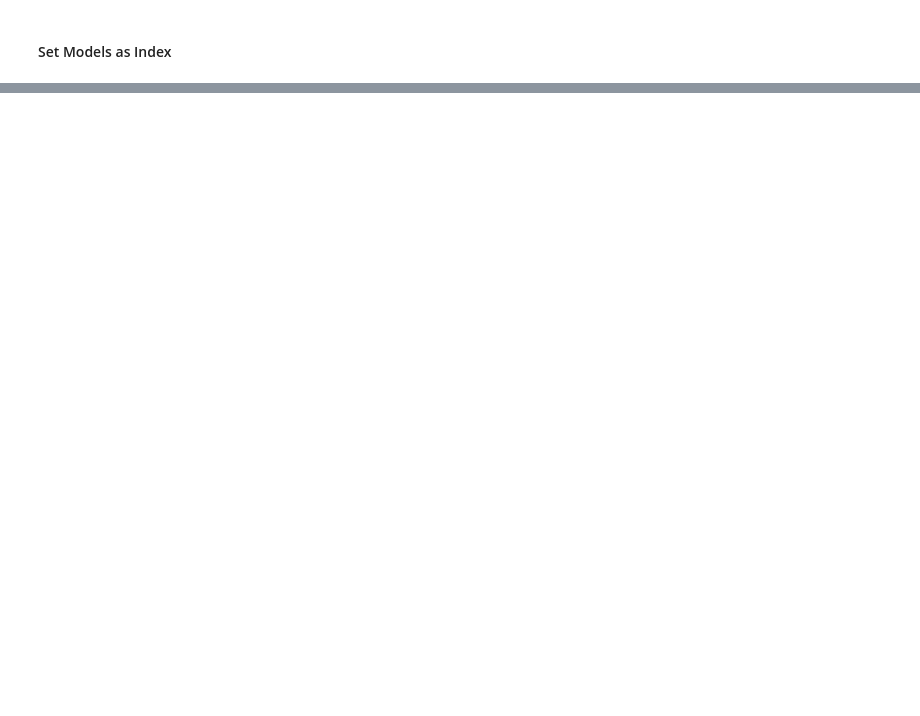
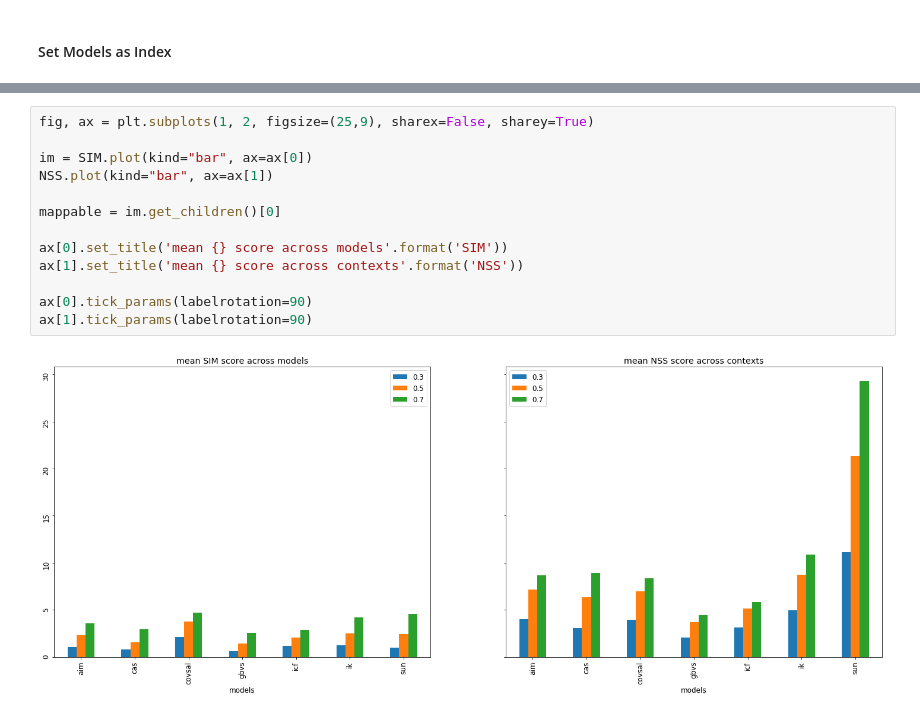
Before and after one commit to alTeska/face_saliency, a Jupyter notebook: notebooks/diff_mean_of_contexts_viz_1305.ipynb, the cells around one changed output, grey strips where cells are left out. Drawn from its saved outputs; the diff is of its cells as text; blank space fills up the shorter version.

```diff
--- a/notebooks/diff_mean_of_contexts_viz_1305.ipynb
+++ b/notebooks/diff_mean_of_contexts_viz_1305.ipynb
@@ -46,0 +67,15 @@ df_f07 = pd.read_csv('scores_f07_' + plot_metric + '.csv')
+# %%
+fig, ax = plt.subplots(1, 2, figsize=(25,9), sharex=False, sharey=True)
+
+im = SIM.plot(kind="bar", ax=ax[0])
+NSS.plot(kind="bar", ax=ax[1])
+
+mappable = im.get_children()[0]
+
+ax[0].set_title('mean {} score across models'.format('SIM'))
+ax[1].set_title('mean {} score across contexts'.format('NSS'))
+
+ax[0].tick_params(labelrotation=90)
+ax[1].tick_params(labelrotation=90)
+# %% [output]
+[figure, added]
```
Also changed, not shown: parts of 12 cells of this notebook, 3 other files.
